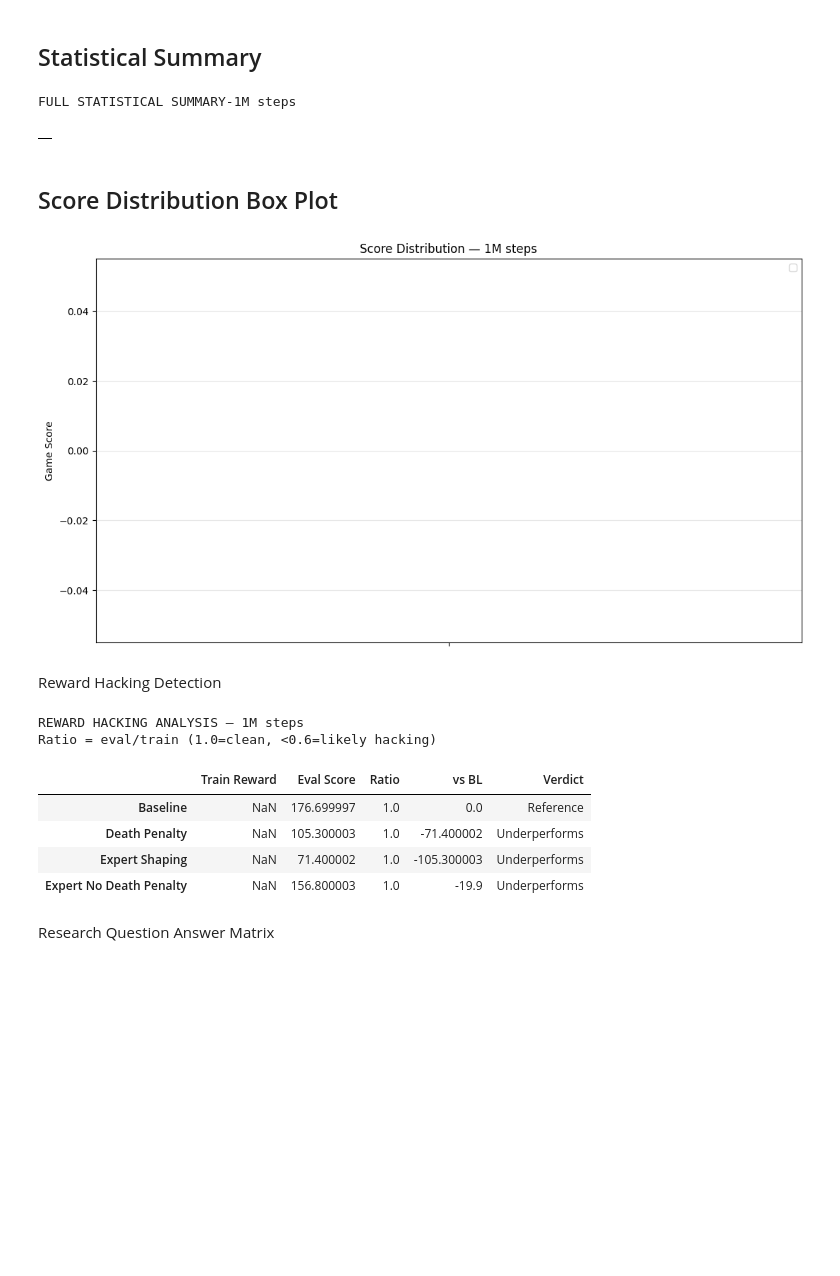
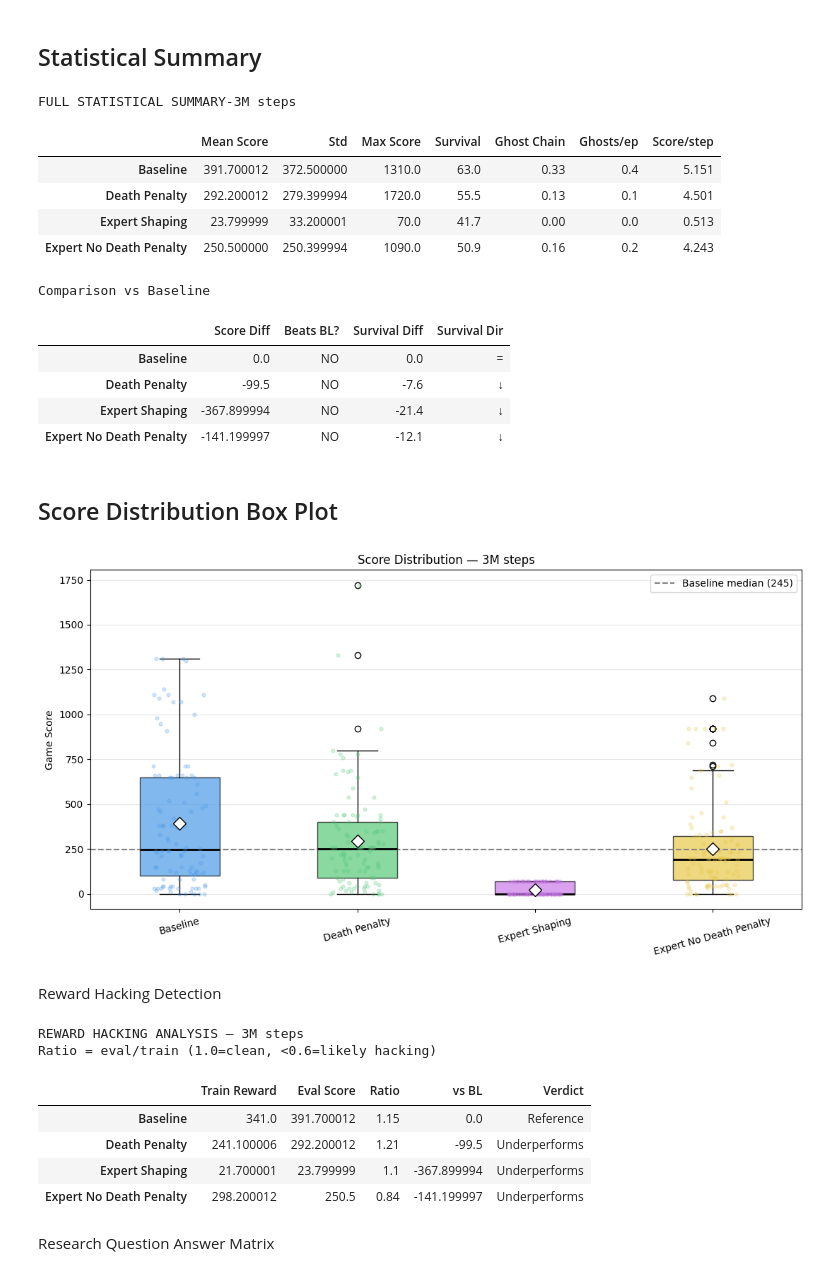
Before and after one commit to AnhTRJotnar/PacManRLTraining, a Jupyter notebook: Pacman.ipynb, the cells around one changed output. Cells and saved outputs as stored; diff of their text form; code cells hidden in the pictures; blank space fills up the shorter version.

```diff
--- a/Pacman.ipynb
+++ b/Pacman.ipynb
@@ -338,7 +338,7 @@ def train_condition(condition_name, condition_cfg, total_timesteps=1000000, seed
     vec_env.close()
     return model, callback
 # %%
-TOTAL_STEPS = 1_000_000
+TOTAL_STEPS = 3_000_000
 # %%
 results = {}
 
@@ -624,36 +640,46 @@ print(f"\nFULL STATISTICAL SUMMARY-{TOTAL_STEPS // 1_000_000}M steps")
 display(pd.DataFrame({
     name: {
         "Mean Score": round(np.mean(er["scores"]), 1),
         "Std": round(np.std(er["scores"]), 1),
         "Max Score": int(np.max(er["scores"])),
         "Survival": round(np.mean(er["lengths"]), 1),
         "Ghost Chain": round(np.mean(er["ghost_chains"]), 2),
-        "Ghosts/ep": round(np.mean(er["ghosts_eaten_total"]), 1),
+        "Ghosts/ep": round(np.mean(er["ghosts_eaten"]), 1),
         "Score/step": round(np.mean(er["score_per_step"]), 3),
     }
     for name, er in eval_results.items()
 }).T)
 
 # Baseline comparison table
 if "Baseline" in eval_results:
     b_score  = np.mean(eval_results["Baseline"]["scores"])
     b_length = np.mean(eval_results["Baseline"]["lengths"])
 
     print(f"\nComparison vs Baseline")
     display(pd.DataFrame({
         name: {
             "Score Diff": round(np.mean(er["scores"]) - b_score,  1),
             "Beats BL?": "YES" if np.mean(er["scores"]) > b_score  else "NO",
             "Survival Diff":round(np.mean(er["lengths"]) - b_length, 1),
             "Survival Dir": "↑" if np.mean(er["lengths"]) - b_length > 1
                             else "↓" if np.mean(er["lengths"]) - b_length < -1
                             else "=",
         }
         for name, er in eval_results.items()
     }).T)
 # %% [output]
-FULL STATISTICAL SUMMARY-1M steps
+FULL STATISTICAL SUMMARY-3M steps
-|  |
+|  | Mean Score | Std | Max Score | Survival | Ghost Chain | Ghosts/ep | Score/step |
+| Baseline | 391.700012 | 372.500000 | 1310.0 | 63.0 | 0.33 | 0.4 | 5.151 |
+| Death Penalty | 292.200012 | 279.399994 | 1720.0 | 55.5 | 0.13 | 0.1 | 4.501 |
+| Expert Shaping | 23.799999 | 33.200001 | 70.0 | 41.7 | 0.00 | 0.0 | 0.513 |
+| Expert No Death Penalty | 250.500000 | 250.399994 | 1090.0 | 50.9 | 0.16 | 0.2 | 4.243 |
+Comparison vs Baseline
+|  | Score Diff | Beats BL? | Survival Diff | Survival Dir |
+| Baseline | 0.0 | NO | 0.0 | = |
+| Death Penalty | -99.5 | NO | -7.6 | ↓ |
+| Expert Shaping | -367.899994 | NO | -21.4 | ↓ |
+| Expert No Death Penalty | -141.199997 | NO | -12.1 | ↓ |
 # %% [markdown]
 ## Score Distribution Box Plot
 # %%
@@ -694,7 +720,7 @@ def plot_score_distribution(eval_results, CONDITIONS, TOTAL_STEPS):
 
 plot_score_distribution(eval_results, CONDITIONS, TOTAL_STEPS)
 # %% [output]
-[figure, old version]
+[figure, new version]
 # %% [markdown]
 Reward Hacking Detection
 # %%
@@ -741,13 +767,13 @@ print(f"\nREWARD HACKING ANALYSIS — {TOTAL_STEPS // 1_000_000}M steps")
 print("Ratio = eval/train (1.0=clean, <0.6=likely hacking)")
 display(pd.DataFrame(hacking_summary).T)
 # %% [output]
-REWARD HACKING ANALYSIS — 1M steps
+REWARD HACKING ANALYSIS — 3M steps
 Ratio = eval/train (1.0=clean, <0.6=likely hacking)
 |  | Train Reward | Eval Score | Ratio | vs BL | Verdict |
-| Baseline | NaN | 176.699997 | 1.0 | 0.0 | Reference |
-| Death Penalty | NaN | 105.300003 | 1.0 | -71.400002 | Underperforms |
-| Expert Shaping | NaN | 71.400002 | 1.0 | -105.300003 | Underperforms |
-| Expert No Death Penalty | NaN | 156.800003 | 1.0 | -19.9 | Underperforms |
+| Baseline | 341.0 | 391.700012 | 1.15 | 0.0 | Reference |
+| Death Penalty | 241.100006 | 292.200012 | 1.21 | -99.5 | Underperforms |
+| Expert Shaping | 21.700001 | 23.799999 | 1.1 | -367.899994 | Underperforms |
+| Expert No Death Penalty | 298.200012 | 250.5 | 0.84 | -141.199997 | Underperforms |
 # %% [markdown]
 Research Question Answer Matrix
 # %%
```
Also changed, not shown: parts of 6 cells of this notebook, 14 other files.
